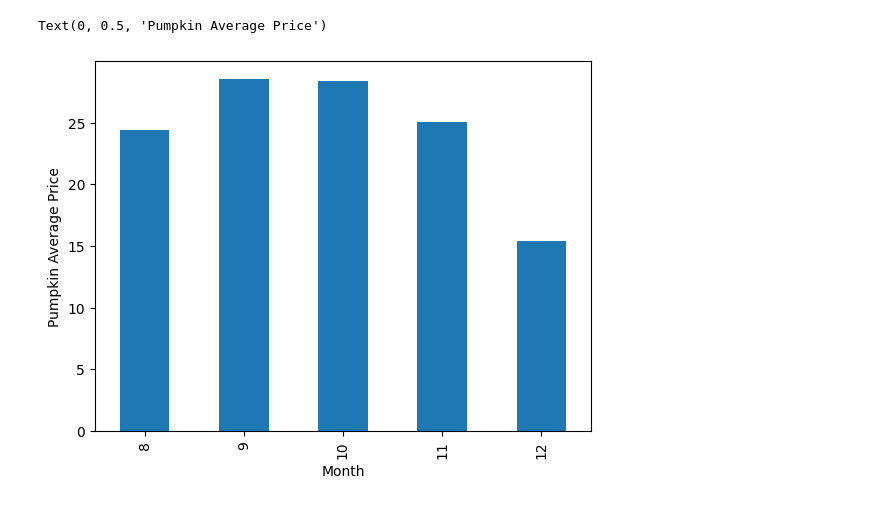
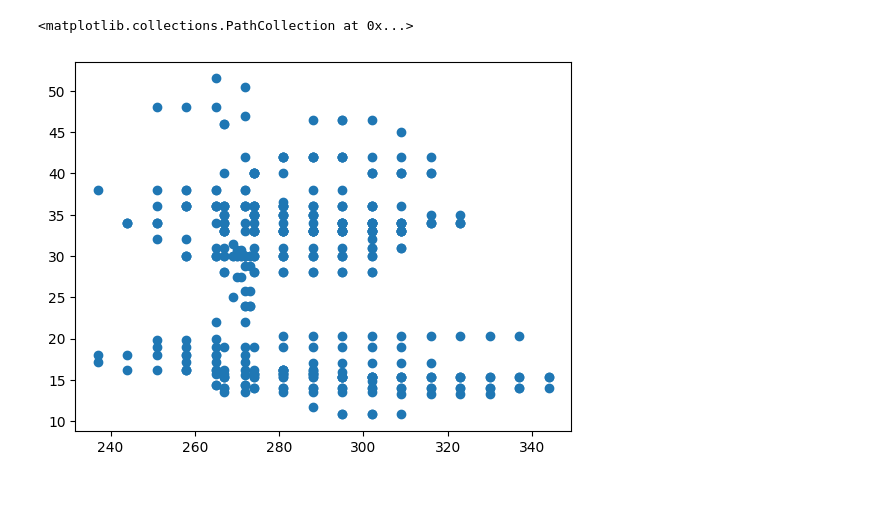
Before and after one commit to duchnv-vn/regression-ml, a Jupyter notebook: pumpkins-ml-model/linear-regression.ipynb, the cells around one changed output. Saved outputs shown, nothing was run; the diff lists cells and outputs as text; code cells hidden in the pictures.

```diff
--- a/pumpkins-ml-model/linear-regression.ipynb
+++ b/pumpkins-ml-model/linear-regression.ipynb
@@ -70,6 +46,5 @@ plt.show()
-# %%
-new_pumpkins.groupby(['Month'])['Average Price'].mean().plot(kind='bar')
-plt.ylabel("Pumpkin Average Price")
-# %% [output]
-Text(0, 0.5, 'Pumpkin Average Price')
-[figure, removed]
+# %%
+plt.scatter('Day Of Year','Price',data=new_pumpkins)
+# %% [output]
+<matplotlib.collections.PathCollection at 0x...>
+[figure, added]
```
Also changed, not shown: parts of 17 cells of this notebook.
